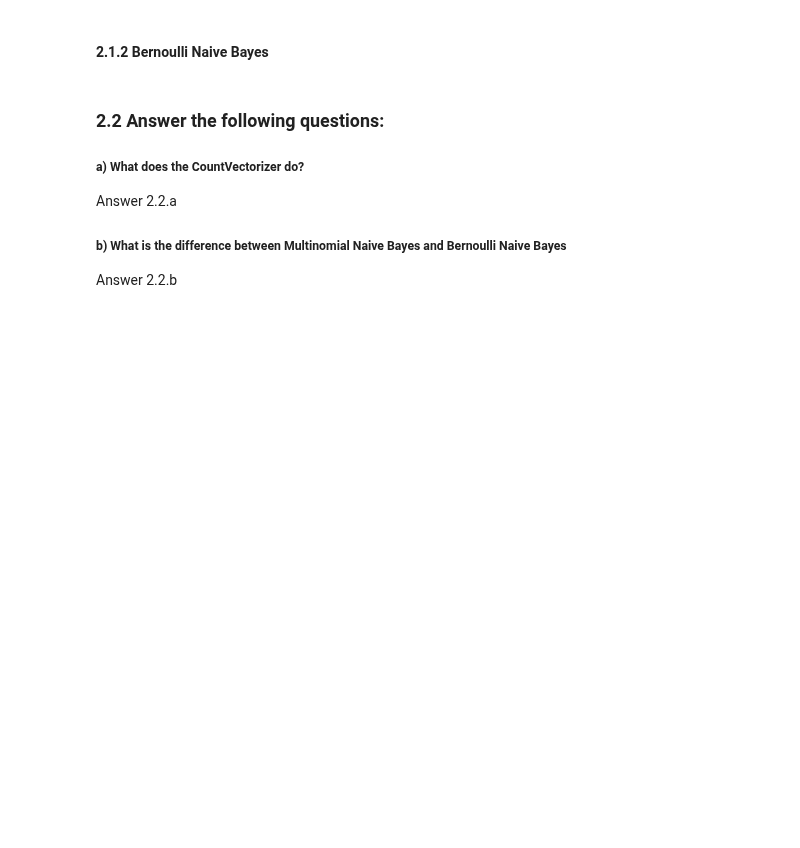
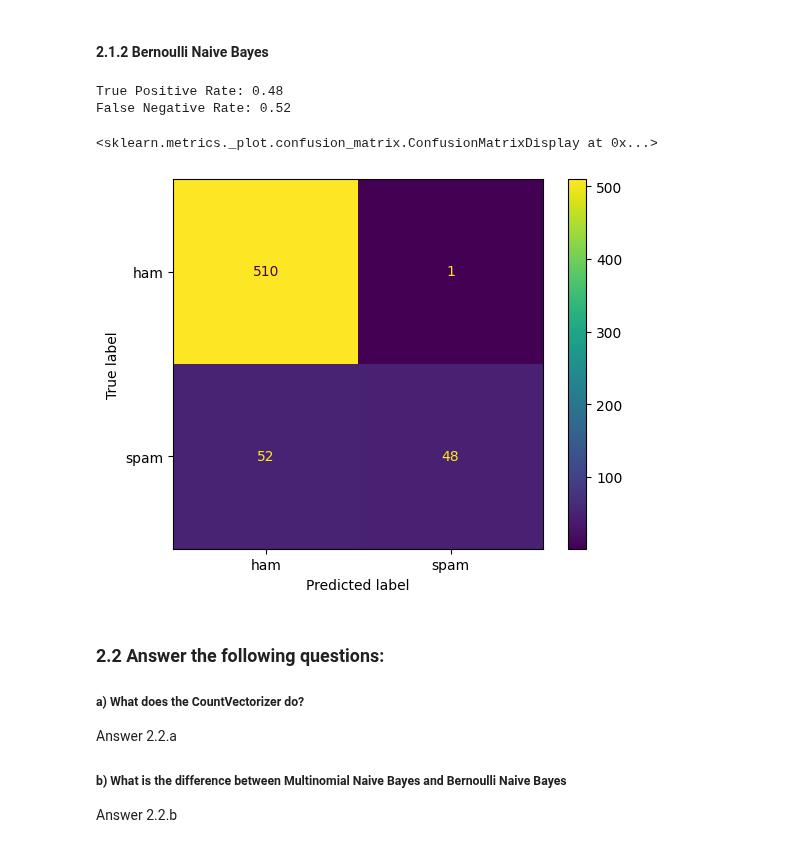
Before and after one commit to chenbin234/DAT405-DIT407-Introduction-to-data-science-and-AI, a Jupyter notebook: Assignment_4/IDSAI_Assignment4_By_Bingcheng.ipynb, the cells around one changed output. Saved outputs shown, nothing was run; the diff lists cells and outputs as text; code cells hidden in the pictures; blank space fills up the shorter version.

```diff
--- a/Assignment_4/IDSAI_Assignment4_By_Bingcheng.ipynb
+++ b/Assignment_4/IDSAI_Assignment4_By_Bingcheng.ipynb
@@ -194,3 +192,25 @@ from sklearn.naive_bayes import BernoulliNB
+# %%
+from sklearn.naive_bayes import BernoulliNB
+
+bnb = BernoulliNB(force_alpha=True)
+bnb.fit(X_train, y_train)
+
+y_pred = bnb.predict(X_test)
+
+# reports True Positive and False Negative rates on the `hamtest` and `spamtest` datasets.
+tn1, fp1, fn1, tp1 = confusion_matrix(y_test, y_pred).ravel()
+print("True Positive Rate:", tp1 / (tp1 + fn1))
+print("False Negative Rate:", fn1 / (tp1 + fn1))
+
+# plot the comfusionMatrix
+cm = confusion_matrix(y_test, y_pred, labels=mnb.classes_)
+disp = ConfusionMatrixDisplay(confusion_matrix=cm, display_labels=bnb.classes_)
+disp.plot()
+# %% [output]
+True Positive Rate: 0.48
+False Negative Rate: 0.52
+<sklearn.metrics._plot.confusion_matrix.ConfusionMatrixDisplay at 0x...>
+[figure, added]
 # %% [markdown]
 ### 2.2 Answer the following questions:
 ##### a) What does the CountVectorizer do?
```
Also changed, not shown: parts of 1 cell of this notebook.
